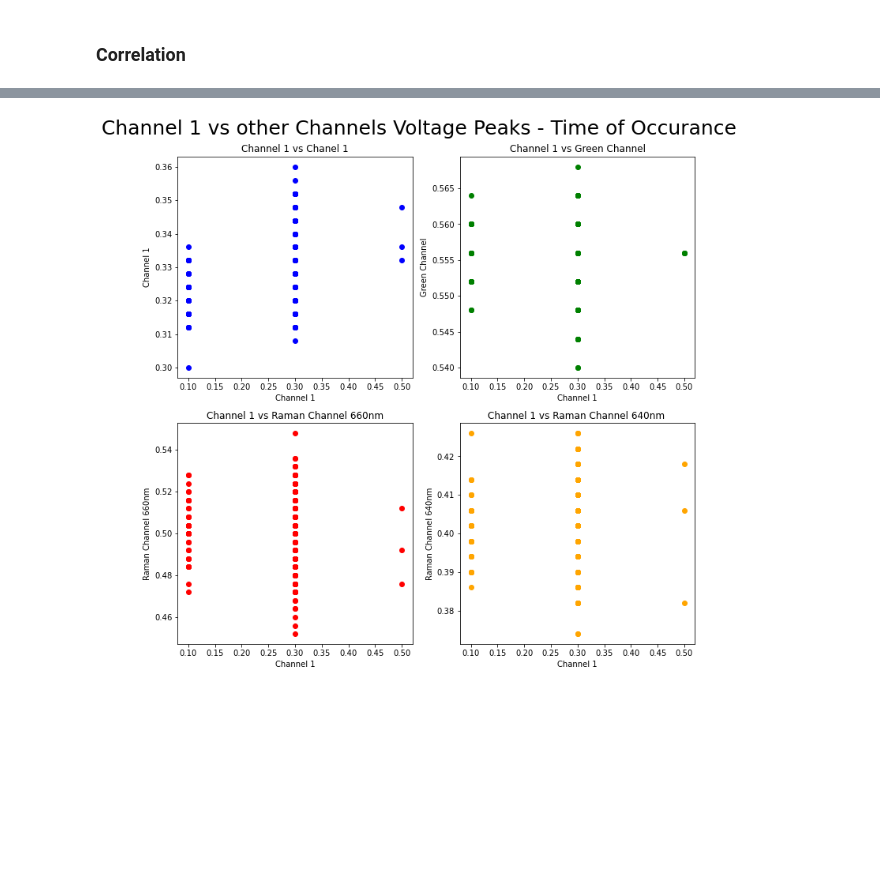
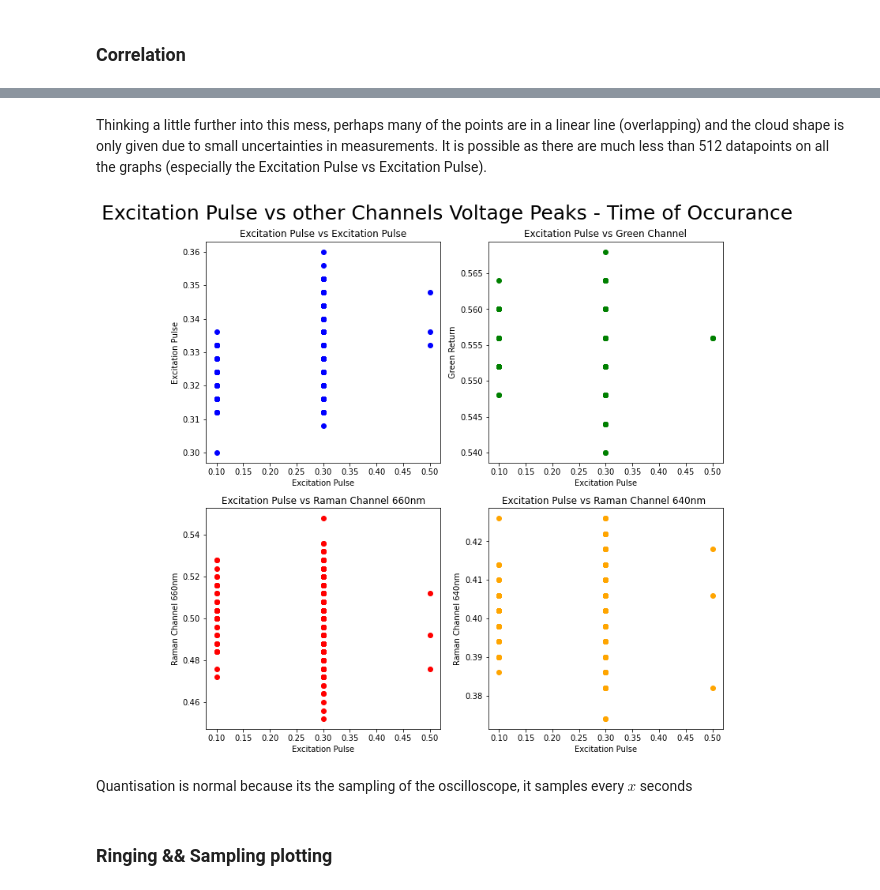
Before and after one commit to Herman1429/Water-Project, a Jupyter notebook: Required Report Codes.ipynb, the cells around one changed output, grey strips where cells are left out. Cells and saved outputs as stored; diff of their text form; code cells hidden in the pictures; blank space fills up the shorter version.

```diff
--- a/Required Report Codes.ipynb
+++ b/Required Report Codes.ipynb
@@ -20,7 +20,7 @@ var = [pd.read_csv(filename,index_col=None,header=0,skiprows=17) for filename in
 dataframe = pd.concat(var,axis=0,ignore_index=True)
 # %%
 #renaming the headers (they came as Channel 1,2,3,4 - need to know what they represent)
-rename = ['Time','Channel_1','Raman_Channel_Detection_640nm','Raman_Channel_Detection_660nm','Green_Channel_532nm']
+rename = ['Time','Excitation_Pulse','Raman_Channel_Detection_640nm','Raman_Channel_Detection_660nm','Green_Return_532nm']
 dataframe.columns = rename
 # %%
 dataframe.head()
@@ -155,15 +126,15 @@ Standard deviation of value for the FWHM for channel 1 = 0.004582707315255022 V
 # %%
 #For loop puts all the local Max Voltages into an empty list called localMaxVoltages, the Time of that occurance and
 #FWHM values
-localMaxVoltage_greenChannel = []
-localMaxVoltageTime_greenChannel = []
-pulseDurations_greenChannel = []
-FWHM_values_greenChannel = []
+localMaxVoltage_greenReturn = []
+localMaxVoltageTime_greenReturn = []
+pulseDurations_greenReturn = []
+FWHM_values_greenReturn = []
 
 i = 0
 for i in range(0,511,1):
-    localMaxVoltage_greenChannel.append(split_dataframes[i].Green_Channel_532nm.max())
-    localMaxVoltageTime_greenChannel.append(split_dataframes[i].Green_Channel_532nm.idxmax())
-    pulseDurations_greenChannel.append(FWHM_time_duration(split_dataframes[i].index,split_dataframes[i].Green_Channel_532nm))
-    FWHM_values_greenChannel.append(FWHM_value(split_dataframes[i].Green_Channel_532nm))
+    localMaxVoltage_greenReturn.append(split_dataframes[i].Green_Return_532nm.max())
+    localMaxVoltageTime_greenReturn.append(split_dataframes[i].Green_Return_532nm.idxmax())
+    pulseDurations_greenReturn.append(FWHM_time_duration(split_dataframes[i].index,split_dataframes[i].Green_Return_532nm))
+    FWHM_values_greenReturn.append(FWHM_value(split_dataframes[i].Green_Return_532nm))
 # %%
@@ -302,25 +273,31 @@ plt.show()
+# %% [markdown]
+Thinking a little further into this mess, perhaps many of the points are in a linear line (overlapping) and the cloud shape is only given due to small uncertainties in measurements. It is possible as there are much less than 512 datapoints on all the graphs (especially the Excitation Pulse vs Excitation Pulse).
 # %%
 #Channel 1 vs other Channels Voltage Peaks - Time of Occurance
 fig, ([ax1,ax2],[ax3,ax4]) = plt.subplots(nrows=2,ncols=2,figsize=(10,10))
 
-ax1.scatter(localMaxVoltageTime_Channel1,localMaxVoltage_Channel1, c='blue')
-ax1.set_title('Channel 1 vs Chanel 1')
-ax1.set(xlabel = 'Channel 1', ylabel = 'Channel 1')
+ax1.scatter(localMaxVoltageTime_ExcitationPulse,localMaxVoltage_ExcitationPulse, c='blue')
+ax1.set_title('Excitation Pulse vs Excitation Pulse')
+ax1.set(xlabel = 'Excitation Pulse', ylabel = 'Excitation Pulse')
 
-ax2.scatter(localMaxVoltageTime_Channel1,localMaxVoltage_greenChannel, c='green')
-ax2.set_title('Channel 1 vs Green Channel')
-ax2.set(xlabel = 'Channel 1', ylabel = 'Green Channel')
+ax2.scatter(localMaxVoltageTime_ExcitationPulse,localMaxVoltage_greenReturn, c='green')
+ax2.set_title('Excitation Pulse vs Green Channel')
+ax2.set(xlabel = 'Excitation Pulse', ylabel = 'Green Return')
 
-ax3.scatter(localMaxVoltageTime_Channel1,localMaxVoltage_ramanChannel660nm, c='red')
-ax3.set_title('Channel 1 vs Raman Channel 660nm')
-ax3.set(xlabel = 'Channel 1', ylabel = 'Raman Channel 660nm')
+ax3.scatter(localMaxVoltageTime_ExcitationPulse,localMaxVoltage_ramanChannel660nm, c='red')
+ax3.set_title('Excitation Pulse vs Raman Channel 660nm')
+ax3.set(xlabel = 'Excitation Pulse', ylabel = 'Raman Channel 660nm')
 
-ax4.scatter(localMaxVoltageTime_Channel1,localMaxVoltage_ramanChannel640nm, c='orange')
-ax4.set_title('Channel 1 vs Raman Channel 640nm ')
-ax4.set(xlabel = 'Channel 1', ylabel = 'Raman Channel 640nm')
+ax4.scatter(localMaxVoltageTime_ExcitationPulse,localMaxVoltage_ramanChannel640nm, c='orange')
+ax4.set_title('Excitation Pulse vs Raman Channel 640nm ')
+ax4.set(xlabel = 'Excitation Pulse', ylabel = 'Raman Channel 640nm')
 
-fig.suptitle('Channel 1 vs other Channels Voltage Peaks - Time of Occurance', fontsize=25)
+fig.suptitle('Excitation Pulse vs other Channels Voltage Peaks - Time of Occurance', fontsize=25)
 plt.tight_layout()
 plt.show()
 # %% [output]
-[figure, old version]
+[figure, new version]
+# %% [markdown]
+Quantisation is normal because its the sampling of the oscilloscope, it samples every $x$ seconds
+# %% [markdown]
+### Ringing && Sampling plotting
```
Also changed, not shown: parts of 22 cells of this notebook.
